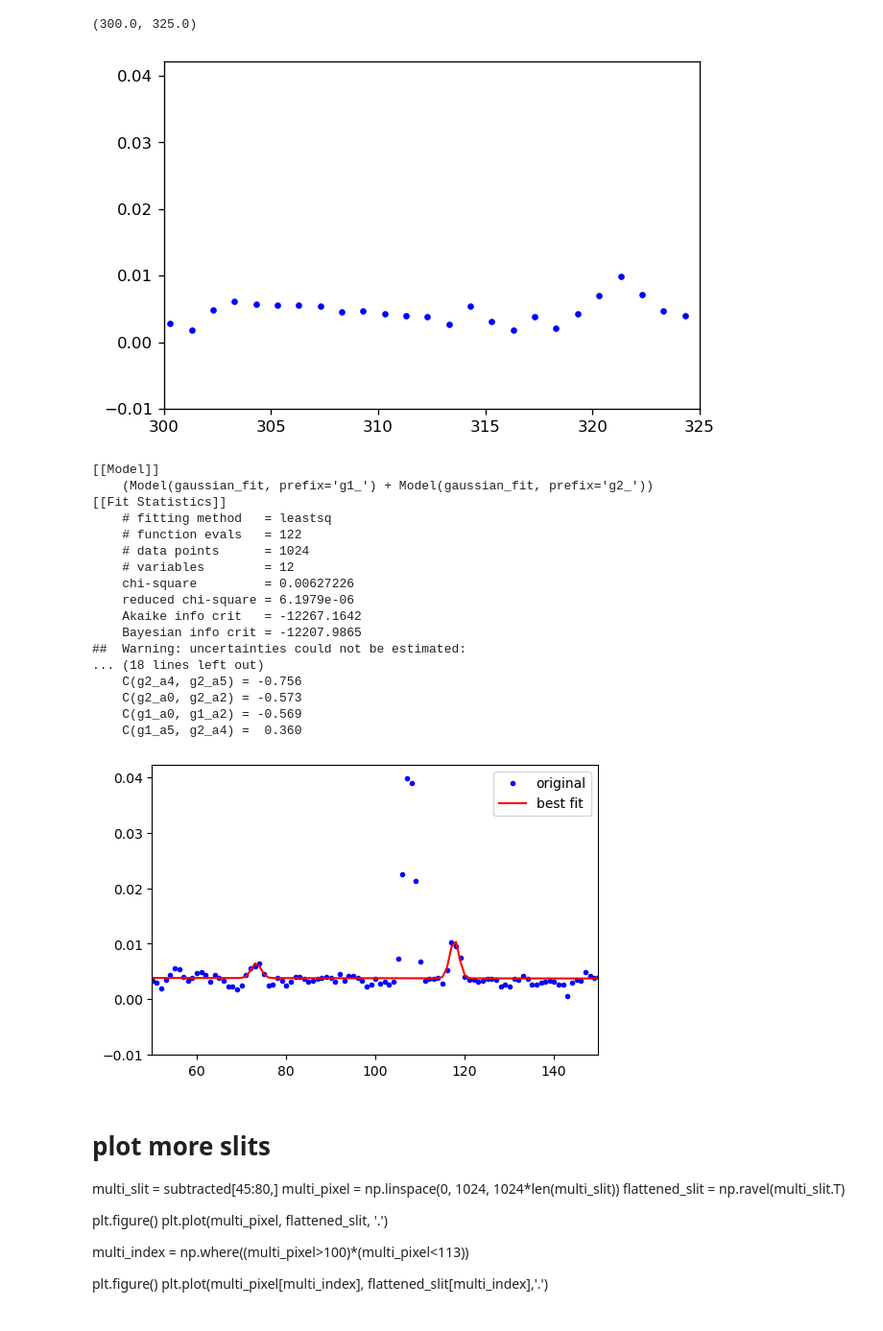
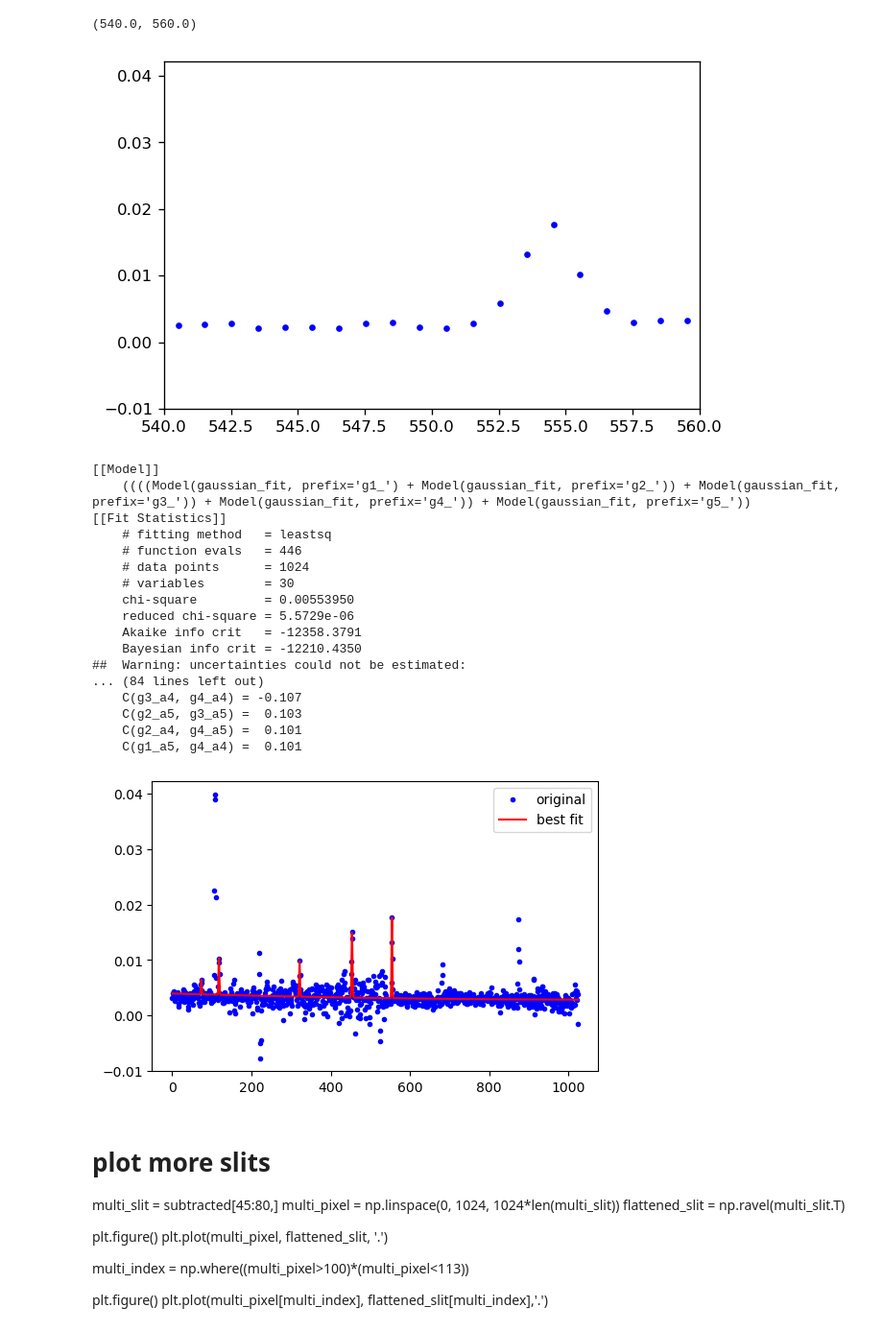
Before and after one commit to ruoyanwangdr/Dynamics-of-Jovian-Infrared-Auroral-Ionosphere-and-Thermosphere, a Jupyter notebook: h3p.ipynb, the cells around one changed output. Shown at 96% size. Cells and saved outputs as stored; diff of their text form; code cells hidden in the pictures.

```diff
--- a/h3p.ipynb
+++ b/h3p.ipynb
@@ -151,47 +209,60 @@ plt.xlim(200,400)
 # %%
 plt.figure(dpi=120)
 plt.plot(pixel, selected_slit, '.b')
-plt.xlim(300,325)
+plt.xlim(540,560)
 # %% [output]
-(300.0, 325.0)
+(540.0, 560.0)
-[figure, old version]
+[figure, new version]
 # %%
 #gmodel = Model(gaussian_fit)
-gmodel = Model(gaussian_fit, prefix='g1_') + Model(gaussian_fit, prefix='g2_')
+gmodel = Model(gaussian_fit, prefix='g1_') + Model(gaussian_fit, prefix='g2_') +\
+        Model(gaussian_fit, prefix='g3_') + Model(gaussian_fit, prefix='g4_') +\
+        Model(gaussian_fit, prefix='g5_') #+ Model(gaussian_fit, prefix='g6_')
 #print('parameter names: {}'.format(gmodel.param_names))
 #print('independent variables: {}'.format(gmodel.independent_vars))
 
 #params = gmodel.make_params(a0=0.005, a1=74, a2=1, a3=0.1, a4=0, a5=0)
 params = gmodel.make_params(g1_a0=0.005, g1_a1=74, g1_a2=1, g1_a3=0.1, g1_a4=0, g1_a5=0,
-                            g2_a0=0.008, g2_a1=117, g2_a2=1, g2_a3=0.1, g2_a4=0, g2_a5=0, )
-                            #g3_a0=)
+                            g2_a0=0.008, g2_a1=117, g2_a2=1, g2_a3=0.1, g2_a4=0, g2_a5=0,
+                            g3_a0=0.006, g3_a1=322, g3_a2=1, g3_a3=0.1, g3_a4=0, g3_a5=0,
+                            g4_a0=0.003, g4_a1=452, g4_a2=1, g4_a3=0.1, g4_a4=0, g4_a5=0,)
+
+params.add('g5_a0', value=0.02)
+params.add('g5_a1', value=554)
+params.add('g5_a2', value=1)
+params.add('g5_a3', value=0.003)
+params.add('g5_a4', value=0)
+params.add('g5_a5', value=0)
+#params = gmodel.make_params(a0=0.002, a1=552, a2=1, a3=0.1, a4=0, a5=0)
+
+
 result = gmodel.fit(selected_slit, params, x=pixel)
 
 print(result.fit_report())
 
 plt.figure(dpi=100)
 plt.plot(x, y,'b.', label='original')
 #plt.plot(x, result.init_fit, 'k--', label='initial fit')
 plt.plot(x, result.best_fit, 'r-', label='best fit')
-plt.xlim(50, 150)
+#plt.xlim(250, 350)
 plt.legend(loc='best')
 plt.show()
 # %% [output]
 [[Model]]
-    (Model(gaussian_fit, prefix='g1_') + Model(gaussian_fit, prefix='g2_'))
+    ((((Model(gaussian_fit, prefix='g1_') + Model(gaussian_fit, prefix='g2_')) + Model(gaussian_fit, prefix='g3_')) + Model(gaussian_fit, prefix='g4_')) + Model(gaussian_fit, prefix='g5_'))
 [[Fit Statistics]]
     # fitting method   = leastsq
-    # function evals   = 122
+    # function evals   = 446
     # data points      = 1024
-    # variables        = 12
-    chi-square         = 0.00627226
-    reduced chi-square = 6.1979e-06
-    Akaike info crit   = -12267.1642
-    Bayesian info crit = -12207.9865
+    # variables        = 30
+    chi-square         = 0.00553950
+    reduced chi-square = 5.5729e-06
+    Akaike info crit   = -12358.3791
+    Bayesian info crit = -12210.4350
 ##  Warning: uncertainties could not be estimated:
-... (18 lines left out)
-    C(g2_a4, g2_a5) = -0.756
-    C(g2_a0, g2_a2) = -0.573
-    C(g1_a0, g1_a2) = -0.569
-    C(g1_a5, g2_a4) =  0.360
+... (84 lines left out)
+    C(g3_a4, g4_a4) = -0.107
+    C(g2_a5, g3_a5) =  0.103
+    C(g2_a4, g4_a5) =  0.101
+    C(g1_a5, g4_a4) =  0.101
-[figure, old version]
+[figure, new version]
```
Also changed, not shown: parts of 4 cells of this notebook.
